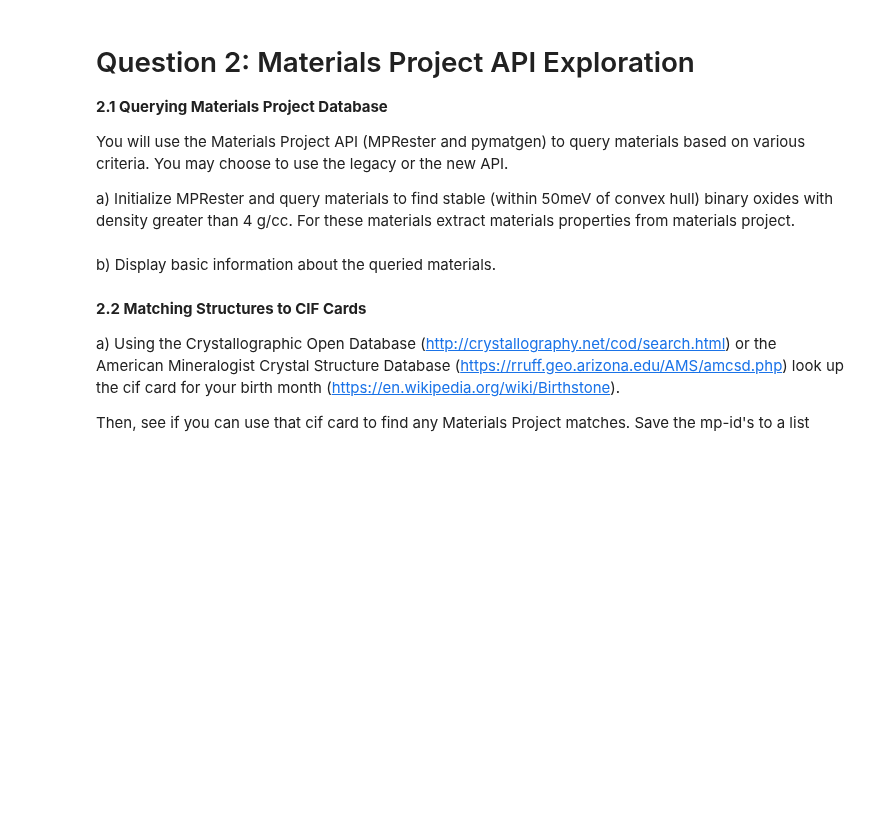
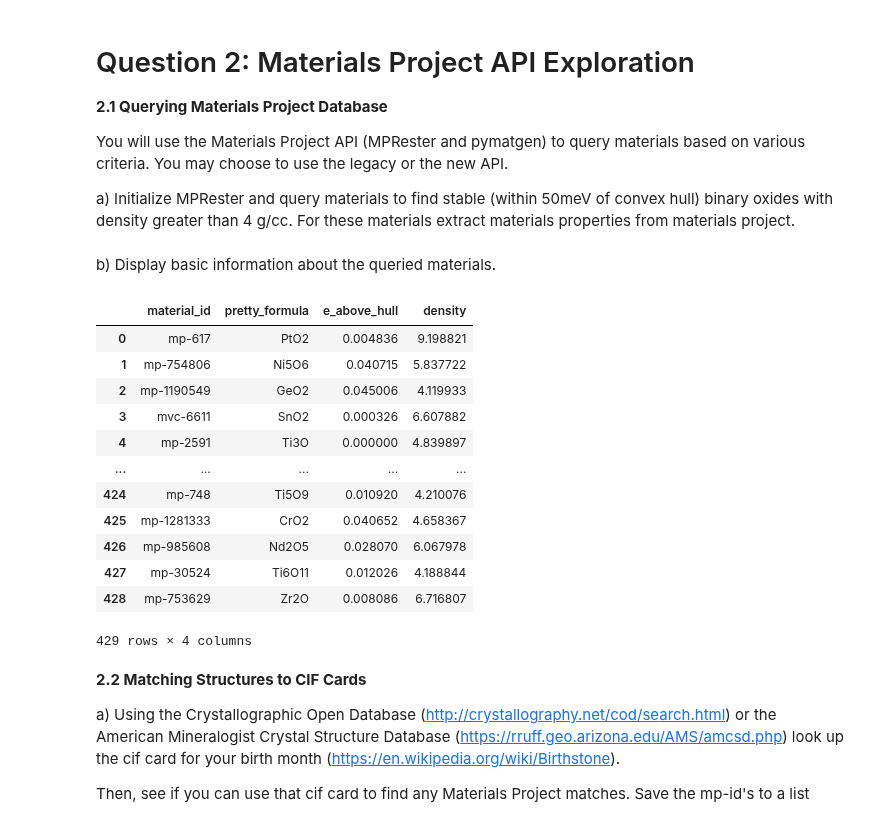
Before and after one commit to sp8rks/MaterialsInformatics, a Jupyter notebook: HW/HW1/HW1 Q2.ipynb, the cells around one changed output. Cells and saved outputs as stored; diff of their text form; code cells hidden in the pictures; blank space fills up the shorter version.

```diff
--- a/HW/HW1/HW1 Q2.ipynb
+++ b/HW/HW1/HW1 Q2.ipynb
@@ -11,7 +9,47 @@ a) Initialize MPRester and query materials to find stable (within 50meV of conve
+# %%
+#your code goes here
+import pandas as pd
+from pymatgen.ext.matproj import MPRester
+import os
+
+apiKeyPath = "/Users/stanleywessman/Downloads/oldApiKey.txt"
+
+# Read API key from file
+def readFile(filename):
+    try:
+        with open(filename, 'r') as f:
+            return f.read().strip()
+    except FileNotFoundError:
+        print("File not found")
+        return None
+
+apiKey = readFile(apiKeyPath)
+
+with MPRester(apiKey) as mpr:
+    # search for materials that are stable binary oxides with density greater than 4 g/cc
+    criteria = {"elements": {"$all": ["O"]}, "e_above_hull":{"$lte": 0.05}, "nelements": 2, "density": {"$gte": 4}}
+    properties = ["material_id","pretty_formula", "e_above_hull", "density"]
+    results = mpr.query(criteria, properties)
 # %% [markdown]
 b) Display basic information about the queried materials.
 # %%
 #your code goes here
+df = pd.DataFrame(results)
+df
+# %% [output]
+|  | material_id | pretty_formula | e_above_hull | density |
+| 0 | mp-617 | PtO2 | 0.004836 | 9.198821 |
+| 1 | mp-754806 | Ni5O6 | 0.040715 | 5.837722 |
+| 2 | mp-1190549 | GeO2 | 0.045006 | 4.119933 |
+| 3 | mvc-6611 | SnO2 | 0.000326 | 6.607882 |
+| 4 | mp-2591 | Ti3O | 0.000000 | 4.839897 |
+| ... | ... | ... | ... | ... |
+| 424 | mp-748 | Ti5O9 | 0.010920 | 4.210076 |
+| 425 | mp-1281333 | CrO2 | 0.040652 | 4.658367 |
+| 426 | mp-985608 | Nd2O5 | 0.028070 | 6.067978 |
+| 427 | mp-30524 | Ti6O11 | 0.012026 | 4.188844 |
+| 428 | mp-753629 | Zr2O | 0.008086 | 6.716807 |
+429 rows × 4 columns
 # %% [markdown]
 **2.2 Matching Structures to CIF Cards**
 
```
Also changed, not shown: parts of 5 cells of this notebook, 6 other files.
